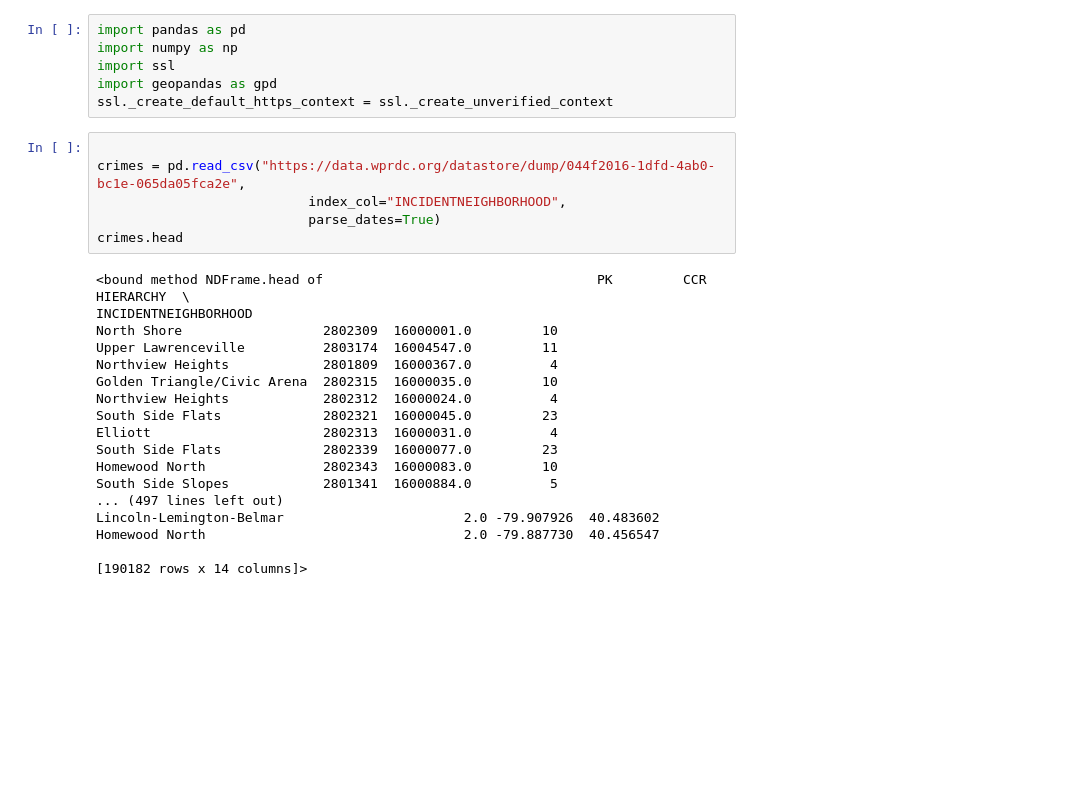
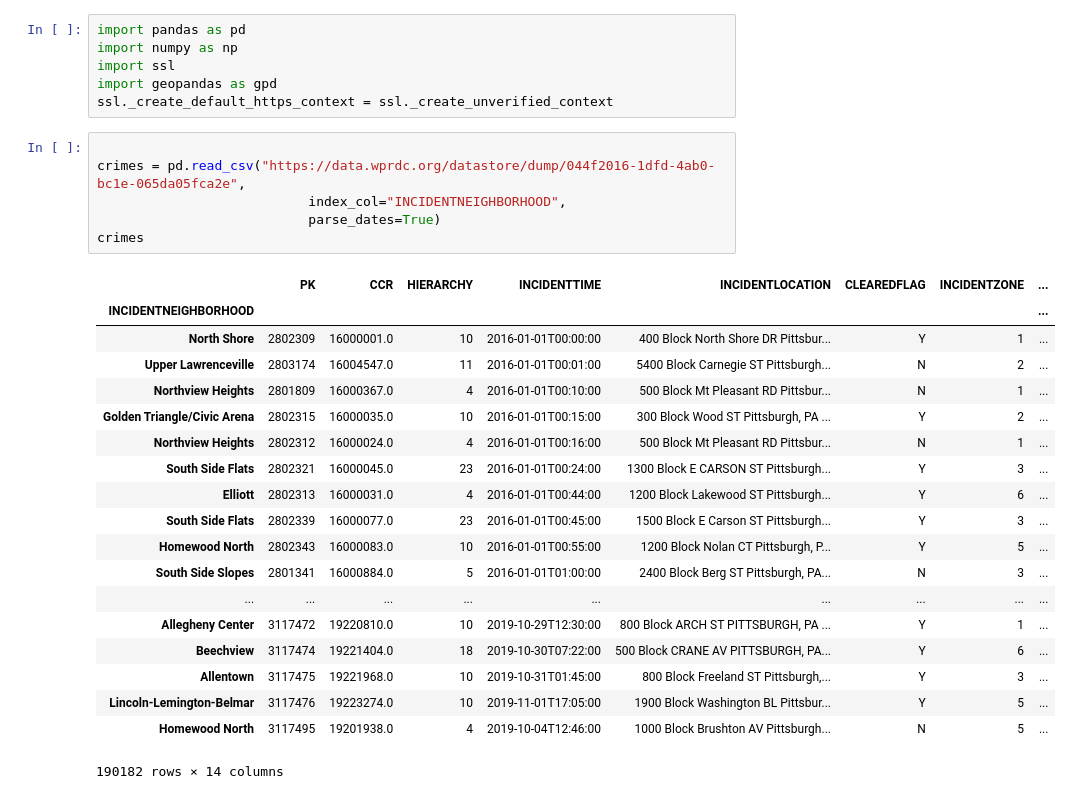
Before and after one commit to cheesebomb1/final-project-1, a Jupyter notebook: code.ipynb, the cells around one changed output. Saved outputs shown, nothing was run; the diff lists cells and outputs as text; blank space fills up the shorter version.

```diff
--- a/code.ipynb
+++ b/code.ipynb
@@ -7,27 +7,29 @@ ssl._create_default_https_context = ssl._create_unverified_context
 # %%
 
 crimes = pd.read_csv("https://data.wprdc.org/datastore/dump/044f2016-1dfd-4ab0-bc1e-065da05fca2e",
                            index_col="INCIDENTNEIGHBORHOOD",
                            parse_dates=True)
-crimes.head
+crimes
 # %% [output]
+|  | PK | CCR | HIERARCHY | INCIDENTTIME | INCIDENTLOCATION | CLEAREDFLAG | INCIDENTZONE | ... |
+| INCIDENTNEIGHBORHOOD |  |  |  |  |  |  |  | ... |
+| North Shore | 2802309 | 16000001.0 | 10 | 2016-01-01T00:00:00 | 400 Block North Shore DR Pittsbur... | Y | 1 | ... |
+| Upper Lawrenceville | 2803174 | 16004547.0 | 11 | 2016-01-01T00:01:00 | 5400 Block Carnegie ST Pittsburgh... | N | 2 | ... |
+| Northview Heights | 2801809 | 16000367.0 | 4 | 2016-01-01T00:10:00 | 500 Block Mt Pleasant RD Pittsbur... | N | 1 | ... |
+| Golden Triangle/Civic Arena | 2802315 | 16000035.0 | 10 | 2016-01-01T00:15:00 | 300 Block Wood ST Pittsburgh, PA ... | Y | 2 | ... |
+| Northview Heights | 2802312 | 16000024.0 | 4 | 2016-01-01T00:16:00 | 500 Block Mt Pleasant RD Pittsbur... | N | 1 | ... |
+| South Side Flats | 2802321 | 16000045.0 | 23 | 2016-01-01T00:24:00 | 1300 Block E CARSON ST Pittsburgh... | Y | 3 | ... |
+| Elliott | 2802313 | 16000031.0 | 4 | 2016-01-01T00:44:00 | 1200 Block Lakewood ST Pittsburgh... | Y | 6 | ... |
+| South Side Flats | 2802339 | 16000077.0 | 23 | 2016-01-01T00:45:00 | 1500 Block E Carson ST Pittsburgh... | Y | 3 | ... |
+| Homewood North | 2802343 | 16000083.0 | 10 | 2016-01-01T00:55:00 | 1200 Block Nolan CT Pittsburgh, P... | Y | 5 | ... |
+| South Side Slopes | 2801341 | 16000884.0 | 5 | 2016-01-01T01:00:00 | 2400 Block Berg ST Pittsburgh, PA... | N | 3 | ... |
+| ... | ... | ... | ... | ... | ... | ... | ... | ... |
+| Allegheny Center | 3117472 | 19220810.0 | 10 | 2019-10-29T12:30:00 | 800 Block ARCH ST PITTSBURGH, PA ... | Y | 1 | ... |
+| Beechview | 3117474 | 19221404.0 | 18 | 2019-10-30T07:22:00 | 500 Block CRANE AV PITTSBURGH, PA... | Y | 6 | ... |
+| Allentown | 3117475 | 19221968.0 | 10 | 2019-10-31T01:45:00 | 800 Block Freeland ST Pittsburgh,... | Y | 3 | ... |
+| Lincoln-Lemington-Belmar | 3117476 | 19223274.0 | 10 | 2019-11-01T17:05:00 | 1900 Block Washington BL Pittsbur... | Y | 5 | ... |
+| Homewood North | 3117495 | 19201938.0 | 4 | 2019-10-04T12:46:00 | 1000 Block Brushton AV Pittsburgh... | N | 5 | ... |
-<bound method NDFrame.head of                                   PK         CCR  HIERARCHY  \
-INCIDENTNEIGHBORHOOD
-North Shore                  2802309  16000001.0         10
-Upper Lawrenceville          2803174  16004547.0         11
-Northview Heights            2801809  16000367.0          4
-Golden Triangle/Civic Arena  2802315  16000035.0         10
-Northview Heights            2802312  16000024.0          4
-South Side Flats             2802321  16000045.0         23
-Elliott                      2802313  16000031.0          4
-South Side Flats             2802339  16000077.0         23
-Homewood North               2802343  16000083.0         10
-South Side Slopes            2801341  16000884.0          5
-... (497 lines left out)
-Lincoln-Lemington-Belmar                       2.0 -79.907926  40.483602
-Homewood North                                 2.0 -79.887730  40.456547
-
-[190182 rows x 14 columns]>
+190182 rows × 14 columns
 # %%
 
 
```
Also changed, not shown: parts of 1 cell of this notebook.
